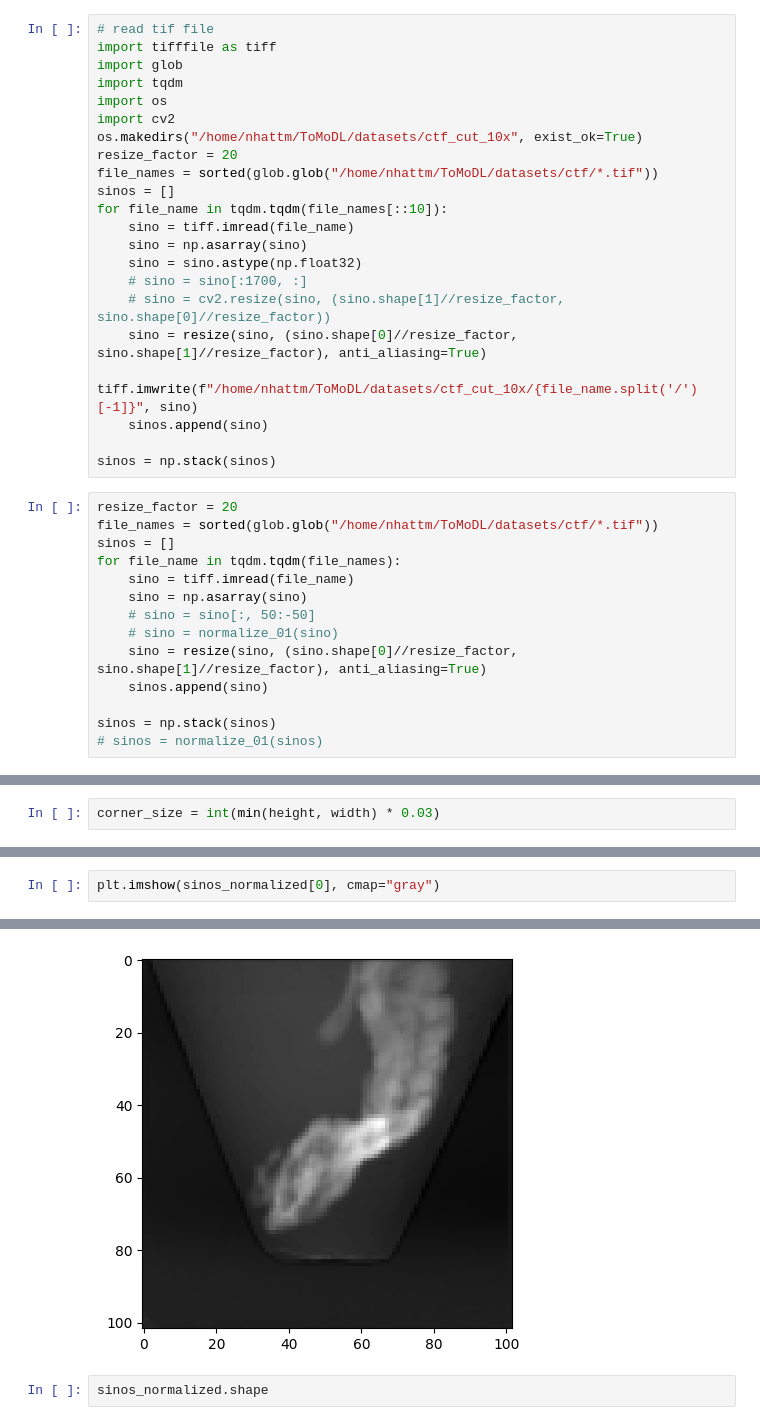
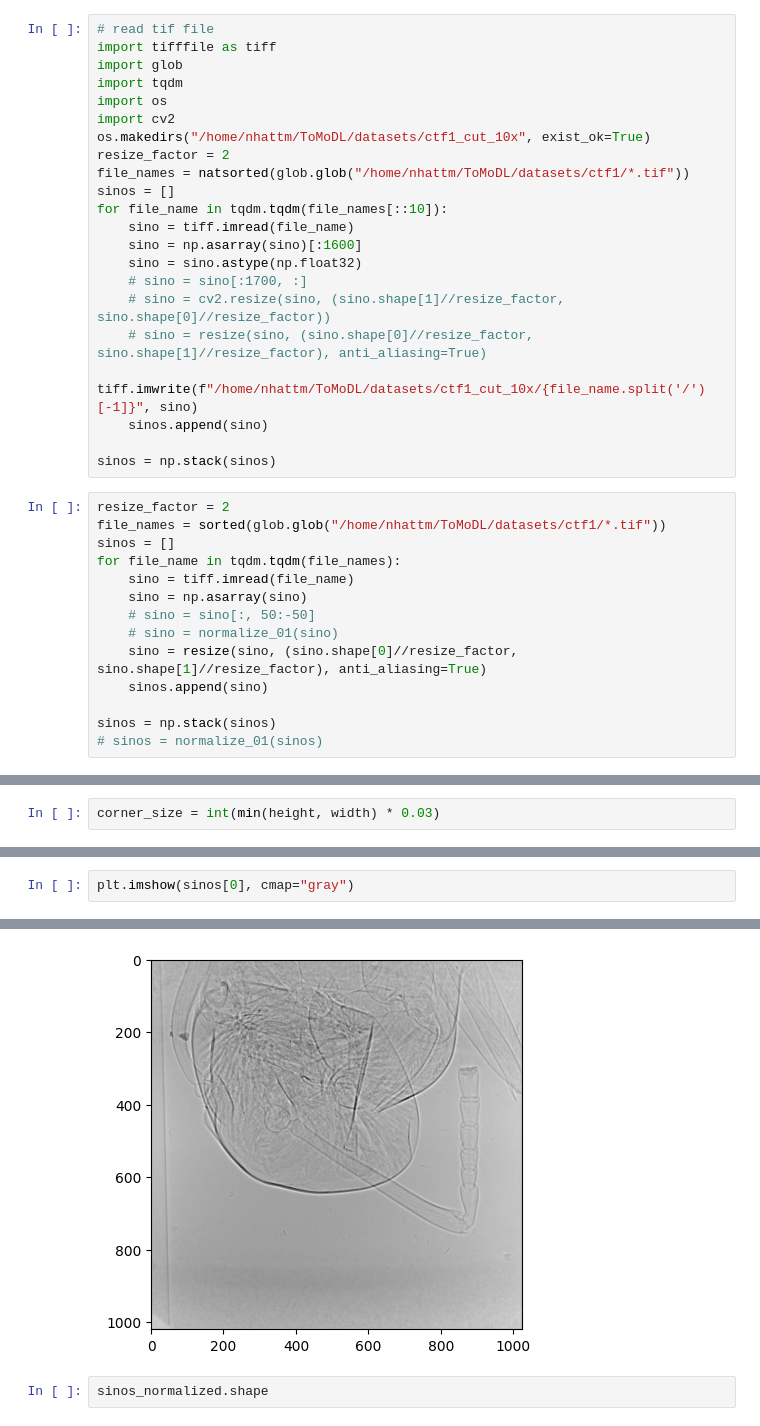
Before and after one commit to obandomarcos/ToMoDL, a Jupyter notebook: test_tomopy.ipynb, the cells around one changed output, grey strips where cells are left out. Drawn from its saved outputs; the diff is of its cells as text.

```diff
--- a/test_tomopy.ipynb
+++ b/test_tomopy.ipynb
@@ -19,24 +25,24 @@ import glob
 import tqdm
 import os
 import cv2
-os.makedirs("/home/nhattm/ToMoDL/datasets/ctf_cut_10x", exist_ok=True)
-resize_factor = 20
-file_names = sorted(glob.glob("/home/nhattm/ToMoDL/datasets/ctf/*.tif"))
+os.makedirs("/home/nhattm/ToMoDL/datasets/ctf1_cut_10x", exist_ok=True)
+resize_factor = 2
+file_names = natsorted(glob.glob("/home/nhattm/ToMoDL/datasets/ctf1/*.tif"))
 sinos = []
 for file_name in tqdm.tqdm(file_names[::10]):
     sino = tiff.imread(file_name)
-    sino = np.asarray(sino)
+    sino = np.asarray(sino)[:1600]
     sino = sino.astype(np.float32)
     # sino = sino[:1700, :]
     # sino = cv2.resize(sino, (sino.shape[1]//resize_factor, sino.shape[0]//resize_factor))
-    sino = resize(sino, (sino.shape[0]//resize_factor, sino.shape[1]//resize_factor), anti_aliasing=True)
-    tiff.imwrite(f"/home/nhattm/ToMoDL/datasets/ctf_cut_10x/{file_name.split('/')[-1]}", sino)
+    # sino = resize(sino, (sino.shape[0]//resize_factor, sino.shape[1]//resize_factor), anti_aliasing=True)
+    tiff.imwrite(f"/home/nhattm/ToMoDL/datasets/ctf1_cut_10x/{file_name.split('/')[-1]}", sino)
     sinos.append(sino)
 
 sinos = np.stack(sinos)
 # %%
-resize_factor = 20
-file_names = sorted(glob.glob("/home/nhattm/ToMoDL/datasets/ctf/*.tif"))
+resize_factor = 2
+file_names = sorted(glob.glob("/home/nhattm/ToMoDL/datasets/ctf1/*.tif"))
 sinos = []
 for file_name in tqdm.tqdm(file_names):
     sino = tiff.imread(file_name)
@@ -132,8 +139,8 @@ NameError: name 'sino2' is not defined
 # %%
-plt.imshow(sinos_normalized[0], cmap="gray")
+plt.imshow(sinos[0], cmap="gray")
 # %% [output]
 <matplotlib.image.AxesImage at 0x...>
-[figure, old version]
+[figure, new version]
 # %%
 sinos_normalized.shape
 # %% [output]
```
Also changed, not shown: parts of 7 cells of this notebook, 4 other files.
